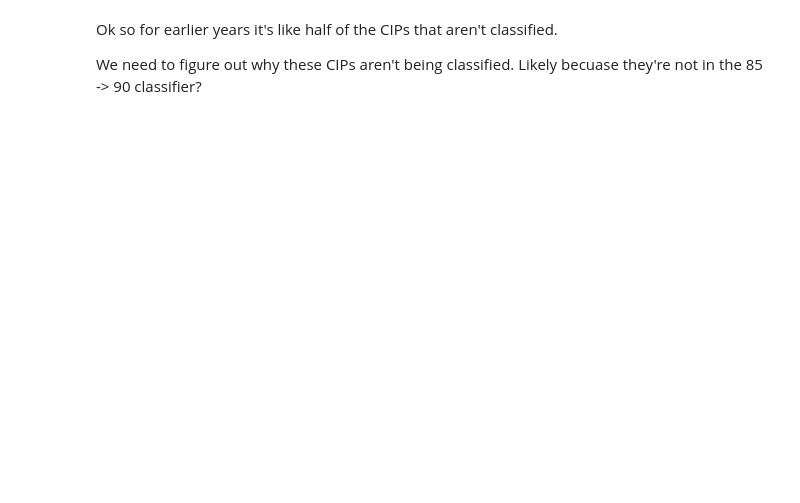
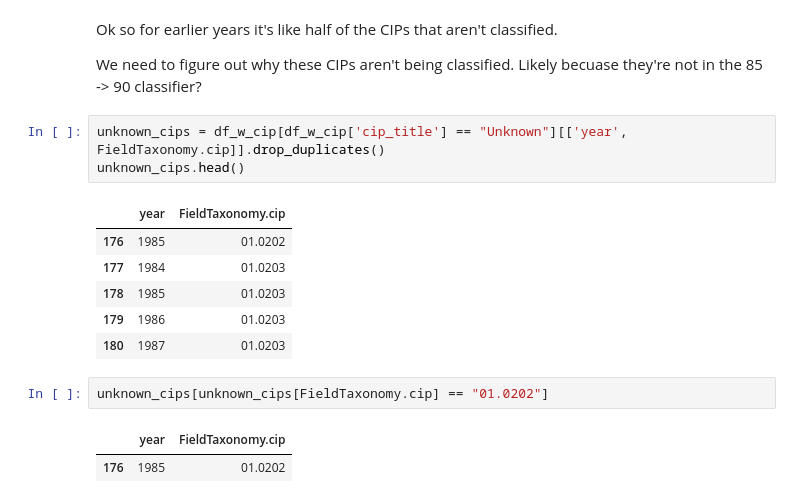
Before and after one commit to scienceforamerica/scipeds, a Jupyter notebook: cip_exploration.ipynb, the cells around one changed output. Cells and saved outputs as stored; diff of their text form; blank space fills up the shorter version.

```diff
--- a/cip_exploration.ipynb
+++ b/cip_exploration.ipynb
@@ -99,3 +99,18 @@ dtype: int64
 Ok so for earlier years it's like half of the CIPs that aren't classified.
 
 We need to figure out why these CIPs aren't being classified. Likely becuase they're not in the 85 -> 90 classifier?
+# %%
+unknown_cips = df_w_cip[df_w_cip['cip_title'] == "Unknown"][['year', FieldTaxonomy.cip]].drop_duplicates()
+unknown_cips.head()
+# %% [output]
+|  | year | FieldTaxonomy.cip |
+| 176 | 1985 | 01.0202 |
+| 177 | 1984 | 01.0203 |
+| 178 | 1985 | 01.0203 |
+| 179 | 1986 | 01.0203 |
+| 180 | 1987 | 01.0203 |
+# %%
+unknown_cips[unknown_cips[FieldTaxonomy.cip] == "01.0202"]
+# %% [output]
+|  | year | FieldTaxonomy.cip |
+| 176 | 1985 | 01.0202 |
```
Also changed, not shown: parts of 14 cells of this notebook, 1 other file.
